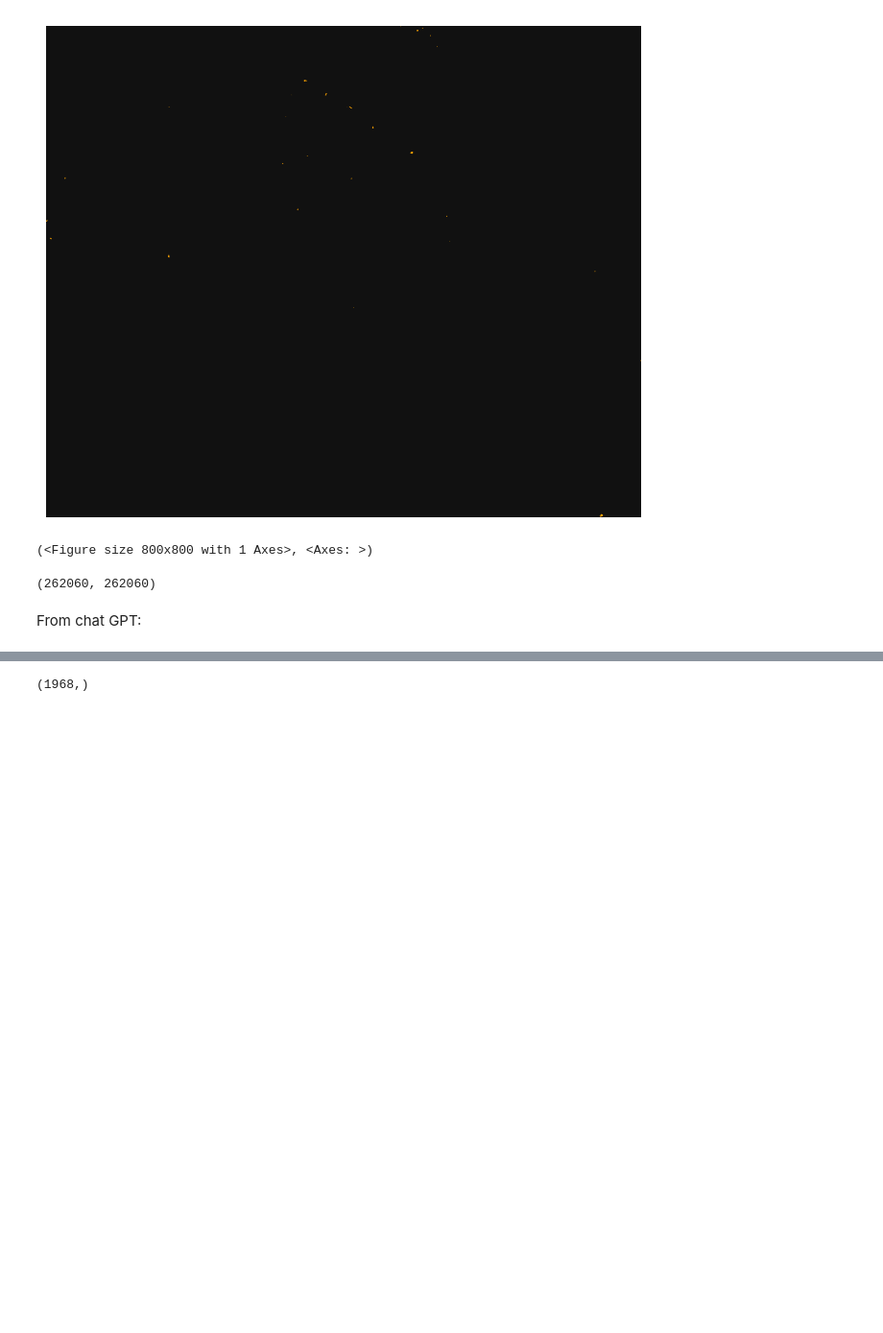
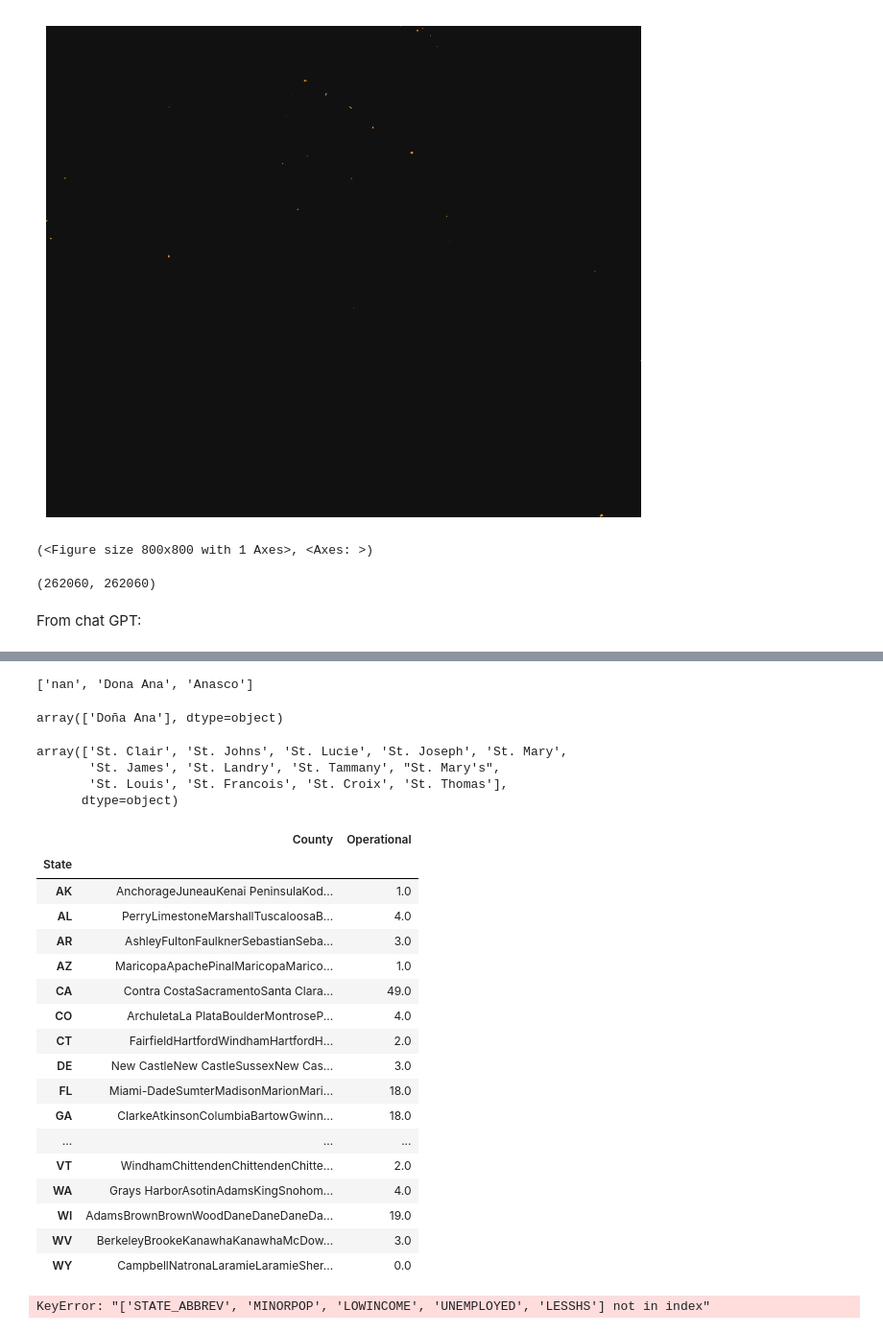
Before and after one commit to jkwesio/waste-class-repo2023, a Jupyter notebook: osm_test-John.ipynb, the cells around one changed output, grey strips where cells are left out. Shown at 96% size. Cells and saved outputs as stored; diff of their text form; code cells hidden in the pictures; blank space fills up the shorter version.

```diff
--- a/osm_test-John.ipynb
+++ b/osm_test-John.ipynb
@@ -189,6 +188,5 @@ landfills.to_csv('landfills.csv')
+# %%
+# landfills.to_csv('landfills.csv')
+landfills = pd.read_csv('landfills.csv')
 # %%
-ej1 = pd.read_csv('EJSCREEN_2022_Full_with_AS_CNMI_GU_VI.csv')
+ejscreen1 = pd.read_csv('ejscreen2022.csv')
-# %%
-ej1['CNTY_NAME'].unique().shape
-# %% [output]
-(1968,)
@@ -194,0 +275,47 @@ ej1['CNTY_NAME'].unique().shape
+# %%
+lf_sc = lf[['Operational','Shutdown','Potential','State','County']].groupby(['State','County']).sum()
+lf_sc[lf_sc>1]=1
+[i for i in lf['County'].unique() if i not in ej1['CNTY_NAME'].unique()]
+# %% [output]
+['nan', 'Dona Ana', 'Anasco']
+# %%
+ej1['CNTY_NAME'].unique()[['Ana' in i for i in ej1['CNTY_NAME'].unique()]]
+# %% [output]
+array(['Doña Ana'], dtype=object)
+# %%
+lf['County'].unique()[['St.' in i for i in lf['County'].unique()]]
+# %% [output]
+array(['St. Clair', 'St. Johns', 'St. Lucie', 'St. Joseph', 'St. Mary',
+       'St. James', 'St. Landry', 'St. Tammany', "St. Mary's",
+       'St. Louis', 'St. Francois', 'St. Croix', 'St. Thomas'],
+      dtype=object)
+# %%
+ej1.groupby(['ST_ABBREV','CNTY_NAME']).sum()
+lf
+lf.loc[(lf['Current Project Status']=='Operational'),'Operational']=1
+lf[['State','County','Operational']].groupby(['State']).sum()
+# lf.columns
+# lf.loc[(lf['State']=='AL')][['Landfill Name','Current Project Status']]
+# %% [output]
+|  | County | Operational |
+| State |  |  |
+| AK | AnchorageJuneauKenai PeninsulaKod... | 1.0 |
+| AL | PerryLimestoneMarshallTuscaloosaB... | 4.0 |
+| AR | AshleyFultonFaulknerSebastianSeba... | 3.0 |
+| AZ | MaricopaApachePinalMaricopaMarico... | 1.0 |
+| CA | Contra CostaSacramentoSanta Clara... | 49.0 |
+| CO | ArchuletaLa PlataBoulderMontroseP... | 4.0 |
+| CT | FairfieldHartfordWindhamHartfordH... | 2.0 |
+| DE | New CastleNew CastleSussexNew Cas... | 3.0 |
+| FL | Miami-DadeSumterMadisonMarionMari... | 18.0 |
+| GA | ClarkeAtkinsonColumbiaBartowGwinn... | 18.0 |
+| ... | ... | ... |
+| VT | WindhamChittendenChittendenChitte... | 2.0 |
+| WA | Grays HarborAsotinAdamsKingSnohom... | 4.0 |
+| WI | AdamsBrownBrownWoodDaneDaneDaneDa... | 19.0 |
+| WV | BerkeleyBrookeKanawhaKanawhaMcDow... | 3.0 |
+| WY | CampbellNatronaLaramieLaramieSher... | 0.0 |
+# %%
+ej1[features]
+# %% [output]
+KeyError: "['STATE_ABBREV', 'MINORPOP', 'LOWINCOME', 'UNEMPLOYED', 'LESSHS'] not in index"
```
Also changed, not shown: parts of 4 cells of this notebook, 6 other files.
